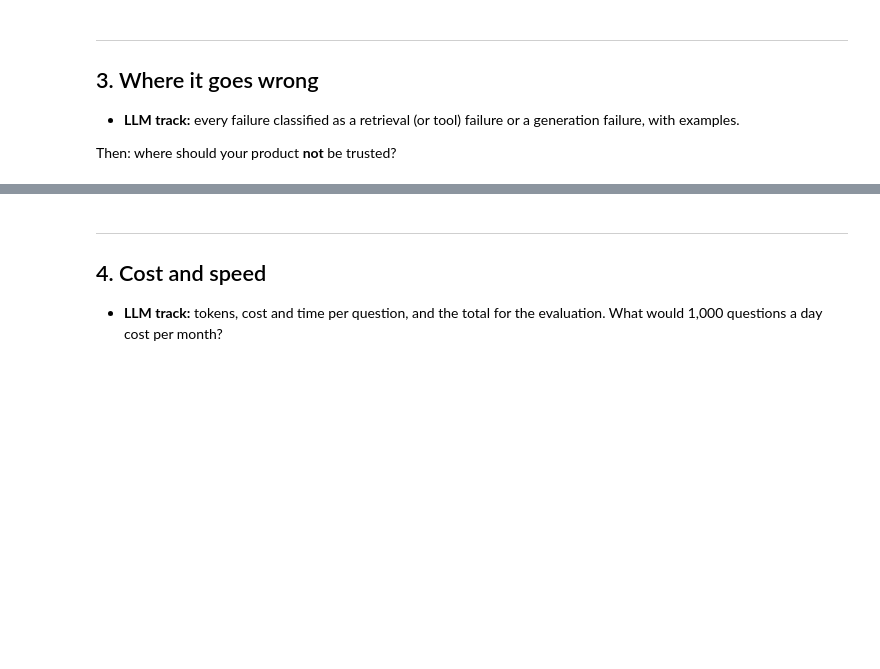
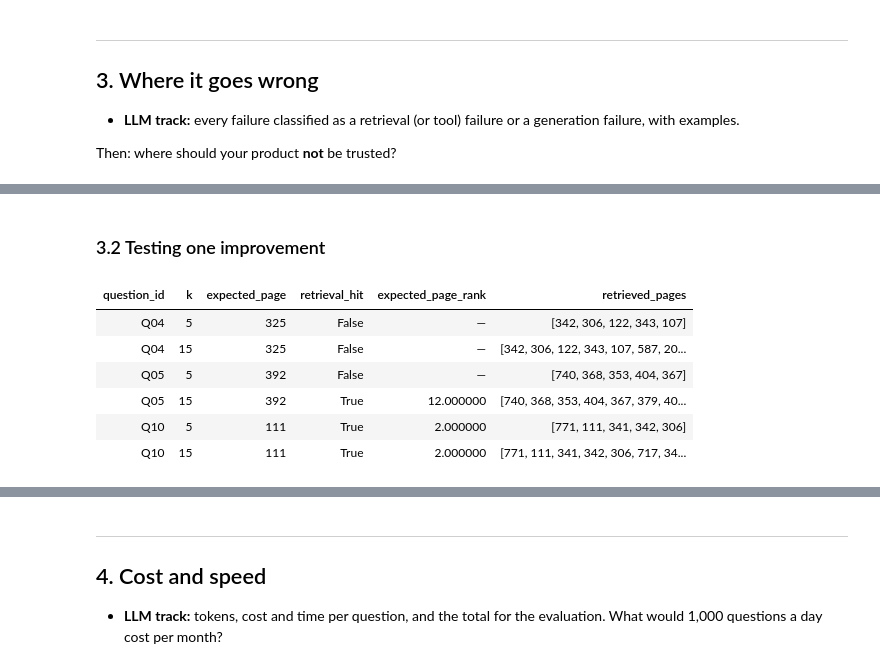
Before and after one commit to zoedoucet/project-3-ai-product, a Jupyter notebook: notebooks/03_evaluate.ipynb, the cells around one changed output, grey strips where cells are left out. Drawn from its saved outputs; the diff is of its cells as text; code cells hidden in the pictures; blank space fills up the shorter version.

```diff
--- a/notebooks/03_evaluate.ipynb
+++ b/notebooks/03_evaluate.ipynb
@@ -114,0 +221,12 @@ The main priority is to minimize unsupported or misleading answers. A cautious r
+# %%
+# Questions and answers for manual review
+for _, row in results_df.iterrows():
+    print("=" * 80)
+    print("Question ID:", row["question_id"])
+    print("Question:", row["question"])
+    print("Answerable:", row["answerable"])
+    print("\nReference answer:", row["reference_answer"])
+    print("\nGenerated answer:", row["answer"])
+    print("\nRetrieved pages:", row["retrieved_pages"])
+    print("Retrieval hit:", row["retrieval_hit"])
+    print()
@@ -121,0 +427,44 @@ Then: where should your product **not** be trusted?
+# %% [markdown]
+### 3.2 Testing one improvement
+# %%
+# Comparing retrieval depth for the three problematic questions
+test_ids = ["Q04", "Q05", "Q10"]
+comparison = []
+
+for question_id in test_ids:
+    row = results_df[results_df["question_id"] == question_id].iloc[0]
+
+    for k in [5, 15]:
+        retrieved = search_chroma(
+            question=row["question"],
+            model=model,
+            collection=collection,
+            k=k)
+
+        # Extracting the PDF pages from the retrieved chunks
+        pages = [metadata["pdf_page"] for metadata in retrieved["metadatas"][0]]
+
+        expected_page = int(row["expected_page"])
+
+        comparison.append({
+            "question_id": question_id,
+            "k": k,
+            "expected_page": expected_page,
+            "retrieval_hit": expected_page in pages,
+            "expected_page_rank": (
+                pages.index(expected_page) + 1
+                if expected_page in pages
+                else None),
+            "retrieved_pages": pages})
+
+comparison_df = pd.DataFrame(comparison)
+
+display(comparison_df.style.hide(axis="index").format(na_rep="—"))
+# %% [output]
+| question_id | k | expected_page | retrieval_hit | expected_page_rank | retrieved_pages |
+| Q04 | 5 | 325 | False | — | [342, 306, 122, 343, 107] |
+| Q04 | 15 | 325 | False | — | [342, 306, 122, 343, 107, 587, 20... |
+| Q05 | 5 | 392 | False | — | [740, 368, 353, 404, 367] |
+| Q05 | 15 | 392 | True | 12.000000 | [740, 368, 353, 404, 367, 379, 40... |
+| Q10 | 5 | 111 | True | 2.000000 | [771, 111, 341, 342, 306] |
+| Q10 | 15 | 111 | True | 2.000000 | [771, 111, 341, 342, 306, 717, 34... |
```
Also changed, not shown: parts of 24 cells of this notebook.
